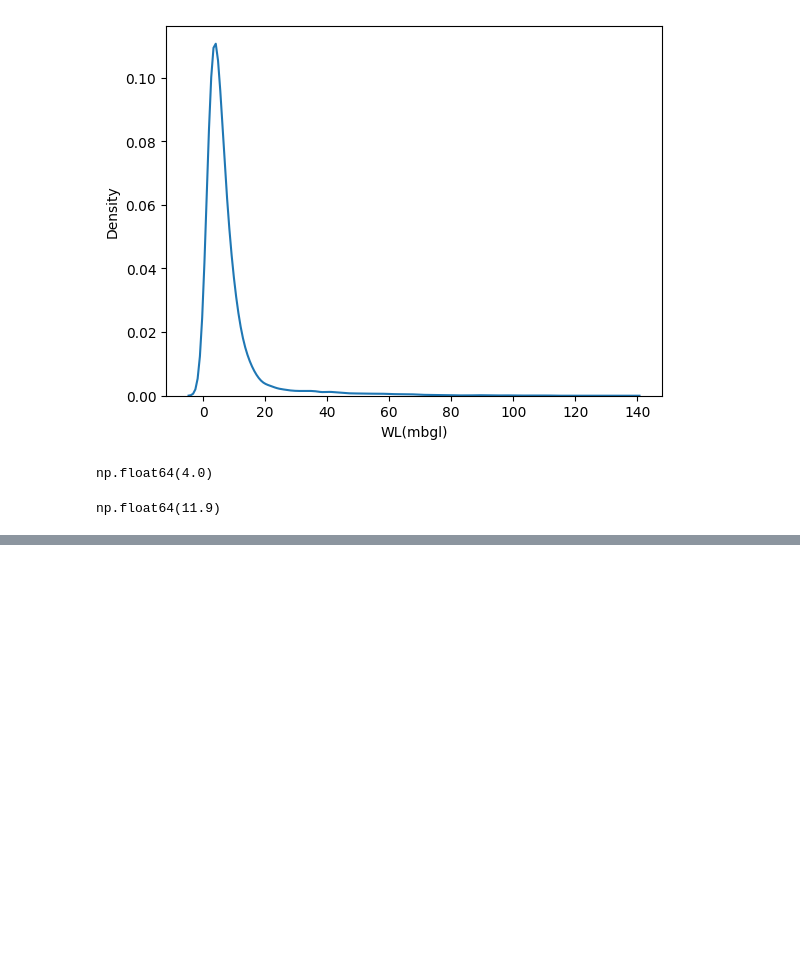
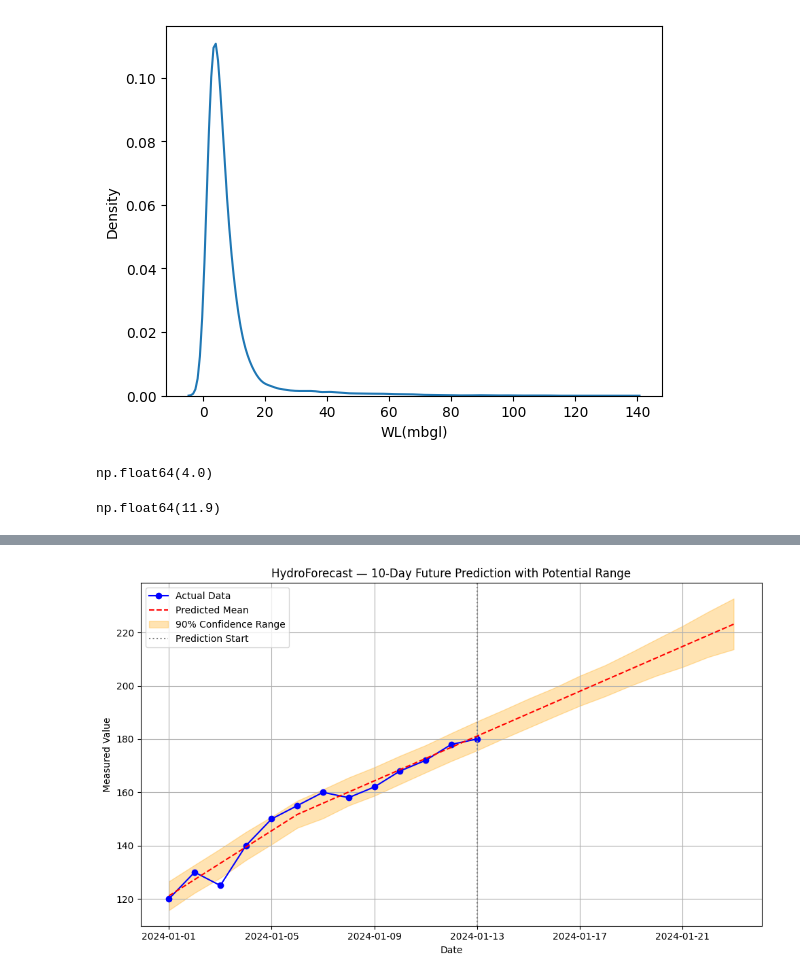
Before and after one commit to Tejasisnothere/HydroForecast, a Jupyter notebook: AI/notebooks/notebook.ipynb, the cells around one changed output, grey strips where cells are left out. Saved outputs shown, nothing was run; the diff lists cells and outputs as text; code cells hidden in the pictures; blank space fills up the shorter version.

```diff
--- a/AI/notebooks/notebook.ipynb
+++ b/AI/notebooks/notebook.ipynb
@@ -422,0 +424,75 @@ np.float64(11.9)
+# %%
+# pip install prophet pandas matplotlib
+
+from prophet import Prophet
+import pandas as pd
+import matplotlib.pyplot as plt
+
+def predict_and_plot_with_uncertainty(values):
+    n = len(values)
+    if n < 5:
+        raise ValueError("Need at least 5 data points for Prophet to work well.")
+
+    # Prepare dataframe for Prophet
+    df = pd.DataFrame({
+        'ds': pd.date_range(start='2024-01-01', periods=n, freq='D'),
+        'y': values
+    })
+
+    # Initialize and fit model
+    model = Prophet(interval_width=0.9)  # 90% confidence interval
+    model.fit(df)
+
+    # Create future dataframe for next 10 days
+    future = model.make_future_dataframe(periods=10, freq='D')
+    forecast = model.predict(future)
+
+    # Extract next 10 predictions with intervals
+    next_10 = forecast.tail(10)[['ds', 'yhat', 'yhat_lower', 'yhat_upper']]
+
+    # Convert to dictionary for clarity
+    predictions = next_10.to_dict(orient='records')
+
+    # --- Plot actual + forecast + uncertainty ---
+    plt.figure(figsize=(10, 6))
+
+    # Actual data
+    plt.plot(df['ds'], df['y'], 'bo-', label='Actual Data')
+
+    # Predicted trend
+    plt.plot(forecast['ds'], forecast['yhat'], 'r--', label='Predicted Mean')
+
+    # Confidence interval (potential range)
+    plt.fill_between(
+        forecast['ds'],
+        forecast['yhat_lower'],
+        forecast['yhat_upper'],
+        color='orange',
+        alpha=0.3,
+        label='90% Confidence Range'
+    )
+
+    # Mark prediction start
+    plt.axvline(df['ds'].iloc[-1], color='gray', linestyle=':', label='Prediction Start')
+
+    plt.title("HydroForecast — 10-Day Future Prediction with Potential Range")
+    plt.xlabel("Date")
+    plt.ylabel("Measured Value")
+    plt.legend()
+    plt.grid(True)
+    plt.tight_layout()
+    plt.show()
+
+    return predictions
+
+
+# Example Usage
+if __name__ == "__main__":
+    # Example input: water levels or rainfall data
+    data = [120, 130, 125, 140, 150, 155, 160, 158, 162, 168, 172, 178, 180]
+    predictions = predict_and_plot_with_uncertainty(data)
+
+    print("\nNext 10 Predicted Values (with potential range):\n")
+    for p in predictions:
+        print(f"{p['ds'].date()} → Pred: {p['yhat']:.2f}  |  Range: ({p['yhat_lower']:.2f}, {p['yhat_upper']:.2f})")
+# %% [output]
@@ -422,0 +501 @@ np.float64(11.9)
+[figure, added]
```
Also changed, not shown: parts of 10 cells of this notebook, 6 other files.
